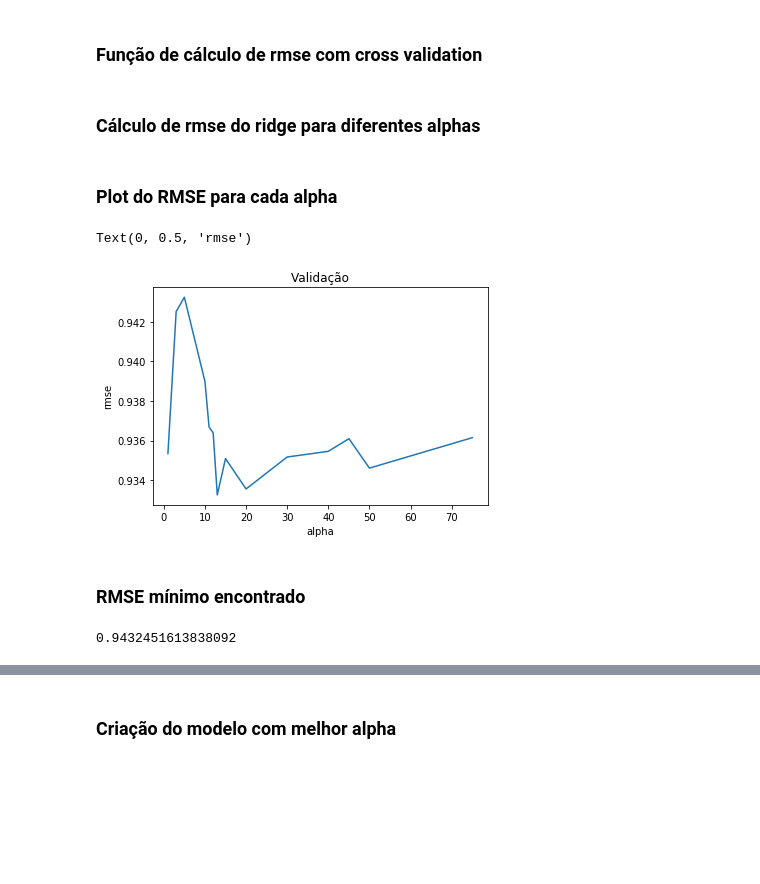
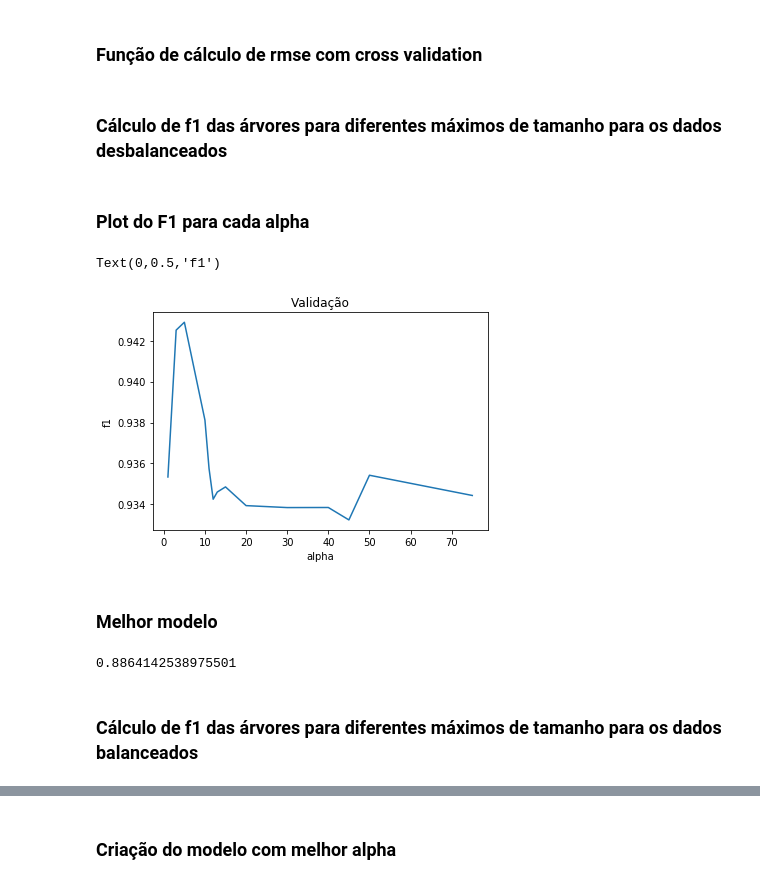
Before and after one commit to luizcz/aprendizado_maquina, a Jupyter notebook: classificacao/Classificação.ipynb, the cells around one changed output, grey strips where cells are left out. Saved outputs shown, nothing was run; the diff lists cells and outputs as text; code cells hidden in the pictures; blank space fills up the shorter version.

```diff
--- a/classificacao/Classificação.ipynb
+++ b/classificacao/Classificação.ipynb
@@ -83,5 +100,3 @@ from sklearn.model_selection import cross_val_score
 def cv(model):
     f1= cross_val_score(model, treino, y_treino, scoring='f1', cv = 10)
     return(f1)
-# %% [markdown]
-### Cálculo de rmse do ridge para diferentes alphas
@@ -88,20 +107,26 @@ def cv(model):
+# %% [markdown]
+### Cálculo de f1 das árvores para diferentes máximos de tamanho para os dados desbalanceados
 # %%
 alphas = [ 1, 3, 5,10,11,12,13,15, 20,30,40,45, 50, 75]
-cv_ridge = [cv(tree.DecisionTreeClassifier(max_depth=alpha)).mean()
+f1_arvores = [cv(tree.DecisionTreeClassifier(max_depth=alpha)).mean()
             for alpha in alphas]
 # %% [markdown]
-### Plot do RMSE para cada alpha
+### Plot do F1 para cada alpha
 # %%
-cv_ridge = pd.Series(cv_ridge, index = alphas)
-cv_ridge.plot(title = "Validação")
+f1_arvores = pd.Series(f1_arvores, index = alphas)
+f1_arvores.plot(title = "Validação")
 plt.xlabel("alpha")
-plt.ylabel("rmse")
+plt.ylabel("f1")
 # %% [output]
-Text(0, 0.5, 'rmse')
+Text(0,0.5,'f1')
-[figure, old version]
+[figure, new version]
-# %% [markdown]
-### RMSE mínimo encontrado
-# %%
-cv_ridge.max()
-# %% [output]
-0.9432451613838092
+# %% [markdown]
+### Melhor modelo
+# %%
+f1_arvores.idxmax()
+arvore = tree.DecisionTreeClassifier(max_depth=f1_arvores.idxmax()).fit(treino, y_treino)
+arvore.score(teste, y_teste)
+# %% [output]
+0.8864142538975501
+# %% [markdown]
+### Cálculo de f1 das árvores para diferentes máximos de tamanho para os dados balanceados
```
Also changed, not shown: parts of 34 cells of this notebook.
